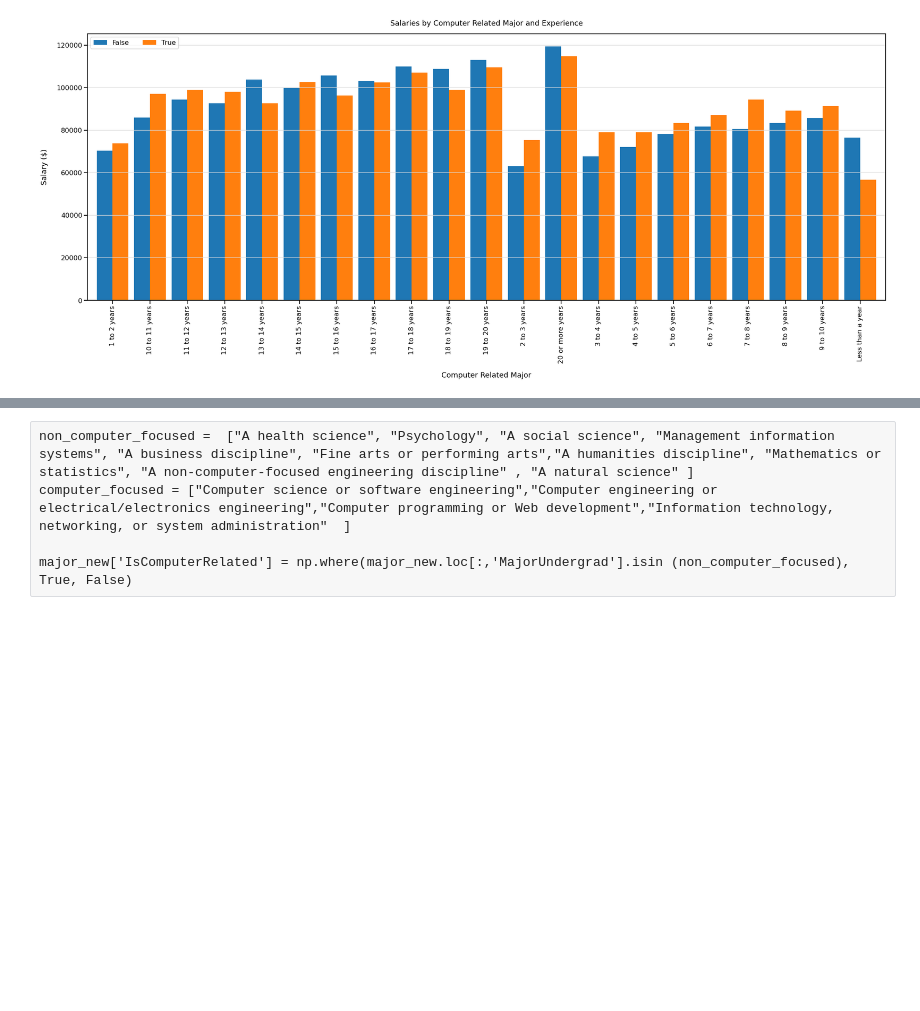
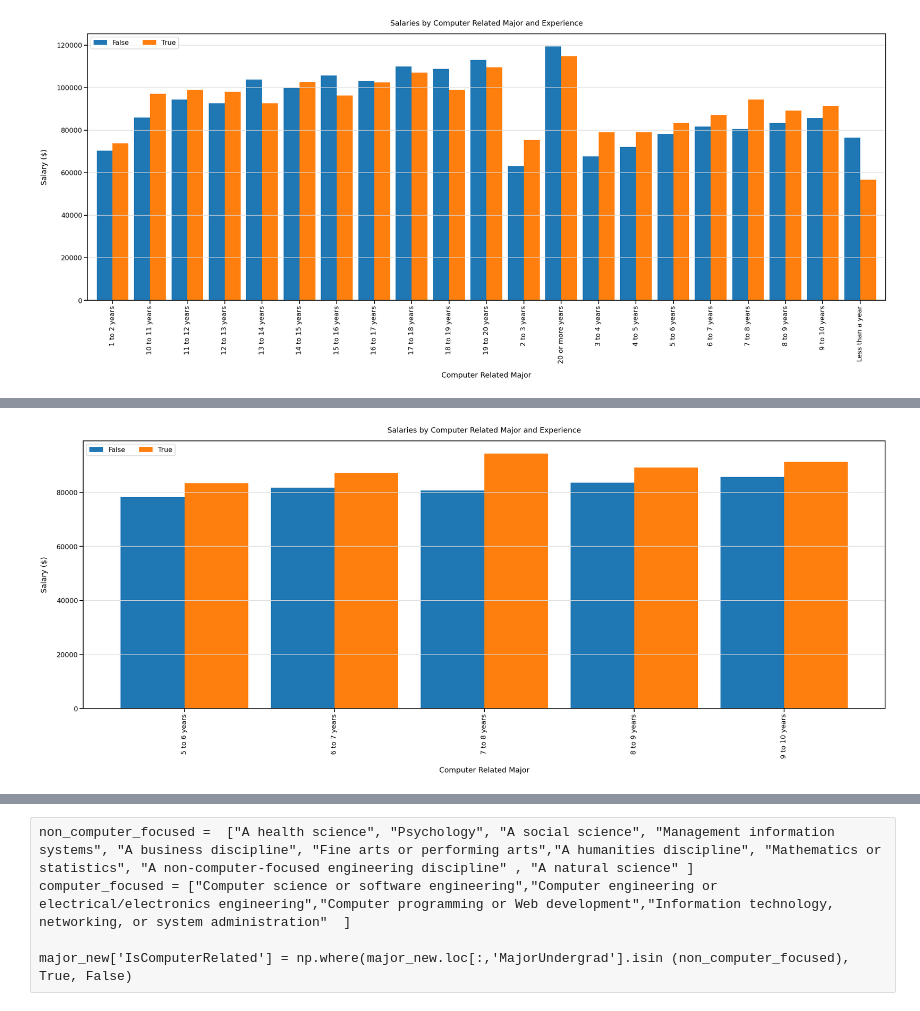
Before and after one commit to katengo2020/DataScieneP, a Jupyter notebook: KateDS.ipynb, the cells around one changed output, grey strips where cells are left out. Drawn from its saved outputs; the diff is of its cells as text; code cells hidden in the pictures; blank space fills up the shorter version.

```diff
--- a/KateDS.ipynb
+++ b/KateDS.ipynb
@@ -200,0 +247,19 @@ plot.xaxis.grid(False)
+# %%
+# extract data
+y5_10 = ["5 to 6 years", "6 to 7 years", "7 to 8 years", "8 to 9 years", "9 to 10 years"]
+year5_10 = major_related[major_related['YearsProgram'].isin (y5_10)]
+year5_10
+# unstack
+year5_10 = year5_10.groupby(["YearsProgram","IsComputerRelated"])['Salary'].mean().rename("Salary").sort_values(ascending=False).sort_index().unstack()
+year5_10
+# create the clustered chart
+sns.set_context('talk')
+plot = year5_10.plot.bar(figsize=(35, 12), width=.85)
+plot.legend(loc="upper left",ncol=len(year5_10))
+plot.set_xlabel('Computer Related Major', labelpad=20)
+plot.set_ylabel('Salary ($)', labelpad=20)
+plot.set_title('Salaries by Computer Related Major and Experience', pad=20)
+plot.yaxis.grid(True, color='#DCDCDC')
+plot.xaxis.grid(False)
+# %% [output]
+[figure, added]
```
Also changed, not shown: parts of 5 cells of this notebook.
